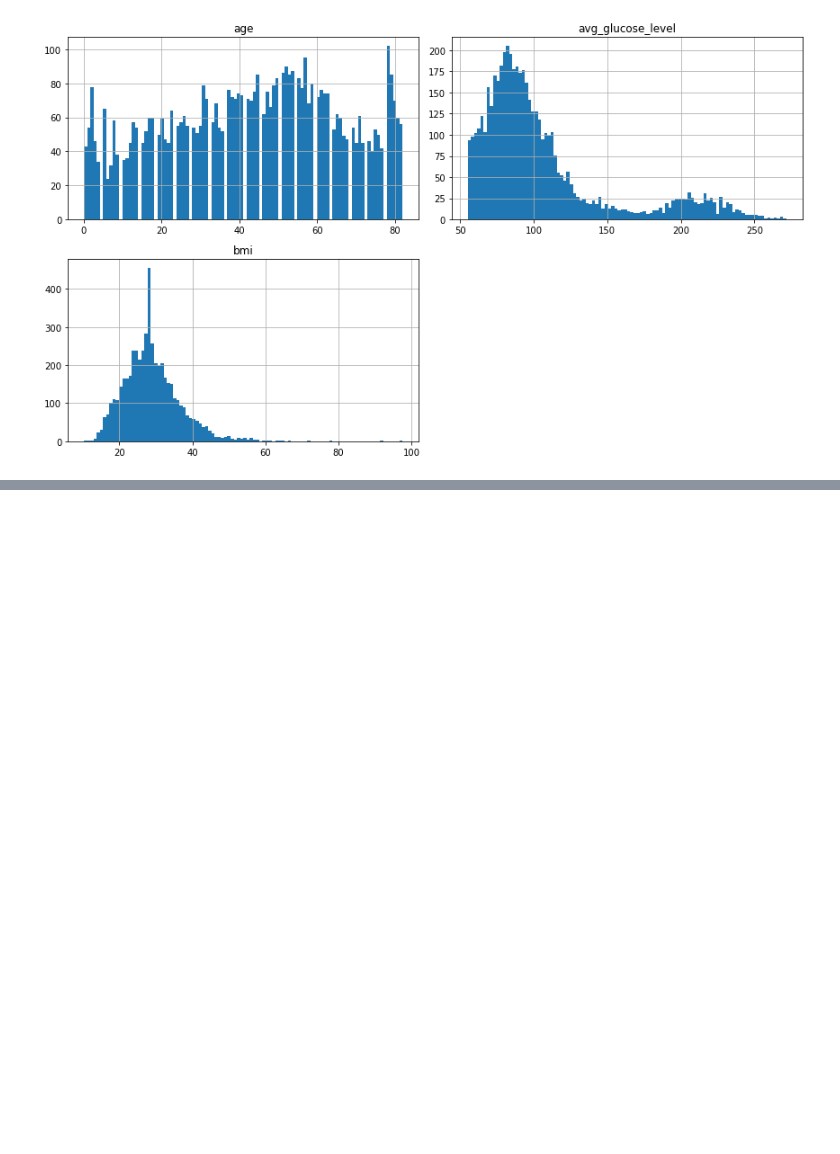
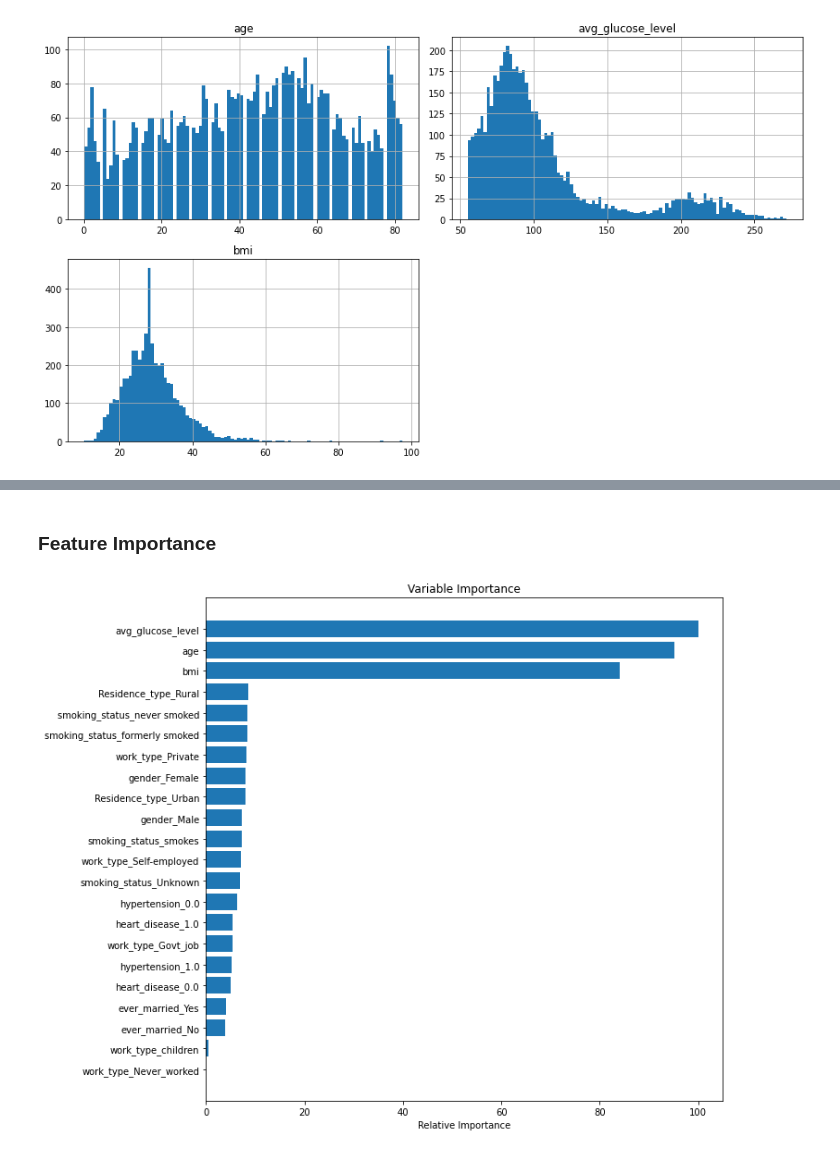
Before and after one commit to szelinghsu/StrokePrediction, a Jupyter notebook: notebook/StrokePrediction.ipynb, the cells around one changed output, grey strips where cells are left out. Saved outputs shown, nothing was run; the diff lists cells and outputs as text; code cells hidden in the pictures; blank space fills up the shorter version.

```diff
--- a/notebook/StrokePrediction.ipynb
+++ b/notebook/StrokePrediction.ipynb
@@ -265,0 +500,7 @@ X_train.head(10)
+# %%
+model_LR_tuned = LogisticRegression(C=model_LR_cv.best_params_['C'])
+model_LR_tuned.fit(X_train_processed, y_train)
+predict_LR_tuned = model_LR_tuned.predict(X_test_processed)
+prob_1 = model_LR_tuned.predict_proba(X_test_processed)[:, 1]
+best_thres, best_fscore = best_threshold(y_test, prob_1)
+print(best_thres, best_fscore)
@@ -265,0 +547,12 @@ X_train.head(10)
+# %%
+# Tuning hyperparameters
+param_grid_gb = {'n_estimators': [400, 800, 1200, 1600],
+                 'max_depth': [20, 30, 40, 50, 60, 70, 80],
+                 'min_samples_split': [2, 5],
+                 'min_samples_leaf': [1, 2, 4]
+}
+
+model_GB_cv = RandomizedSearchCV(model_GB, param_grid_gb, cv=5)
+model_GB_cv.fit(X_train_encoded, y_train)
+
+print("Tuned Random Forest Parameter: {}".format(model_GB_cv.best_params_))
@@ -265,0 +561,10 @@ X_train.head(10)
+# %%
+model_GB_tuned = GradientBoostingClassifier(n_estimators= model_GB_cv.best_params_['n_estimators'],
+                                            max_depth = model_GB_cv.best_params_['max_depth'],
+                                            min_samples_split = model_GB_cv.best_params_['min_samples_split'],
+                                            min_samples_leaf = model_GB_cv.best_params_['min_samples_leaf'])
+model_GB_tuned.fit(X_train_encoded, y_train)
+predict_GB_tuned = model_GB_tuned.predict(X_test_encoded)
+prob_1 = model_GB_tuned.predict_proba(X_test_encoded)[:, 1]
+best_thres, best_fscore = best_threshold(y_test, prob_1)
+print(best_thres, best_fscore)
@@ -265,0 +590,19 @@ X_train.head(10)
+# %% [markdown]
+### Feature Importance
+# %%
+feature_importance = model_RF.feature_importances_
+
+# make importances relative to max importance
+feature_importance = 100.0 * (feature_importance / feature_importance.max())
+sorted_idx = np.argsort(feature_importance)
+
+pos = np.arange(sorted_idx.shape[0]) + .5
+sorted_idx.size
+plt.figure(figsize=(10,10))
+plt.barh(pos, feature_importance[sorted_idx], align='center')
+plt.yticks(pos, X_train_encoded.columns[sorted_idx])
+plt.xlabel('Relative Importance')
+plt.title('Variable Importance')
+plt.show()
+# %% [output]
+[figure, added]
```
Also changed, not shown: parts of 60 cells of this notebook.
